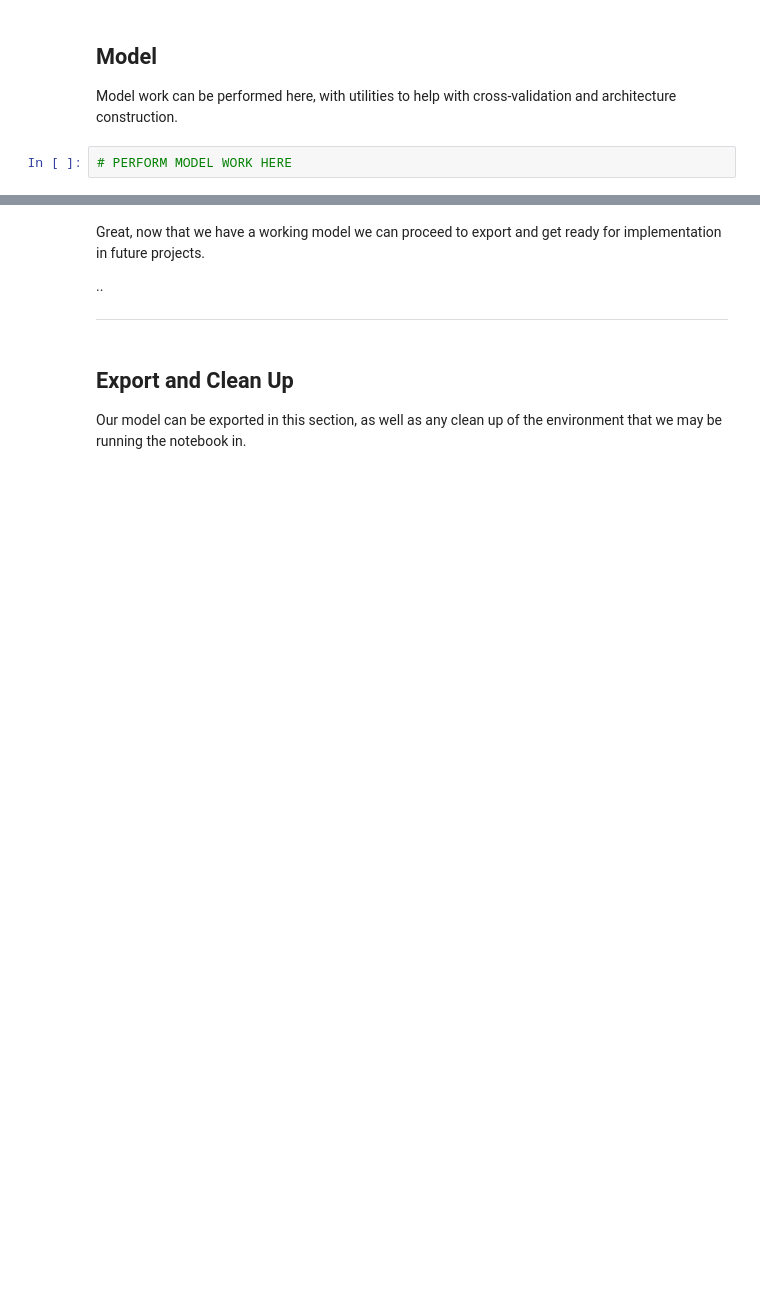
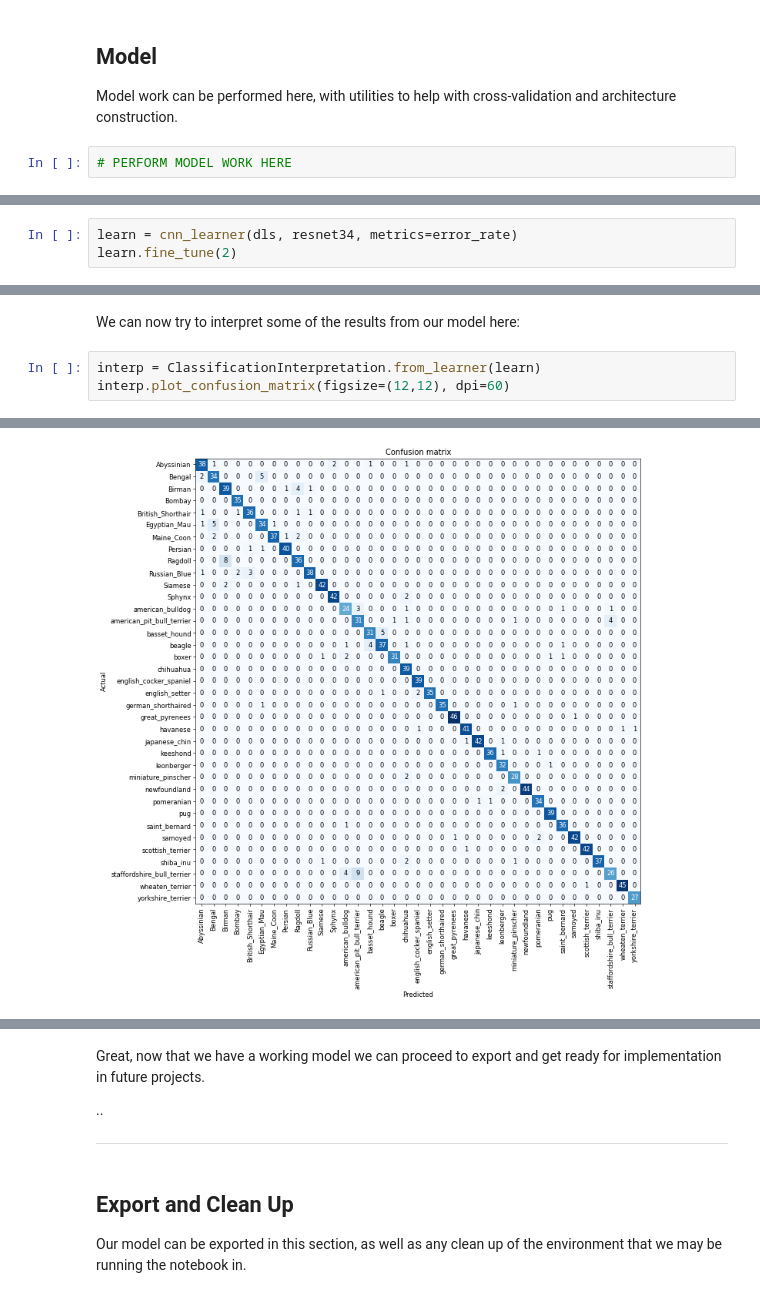
Before and after one commit to BHouwens/kitchen_sink, a Jupyter notebook: templates/CVPrediction.ipynb, the cells around one changed output, grey strips where cells are left out. Cells and saved outputs as stored; diff of their text form; blank space fills up the shorter version.

```diff
--- a/templates/CVPrediction.ipynb
+++ b/templates/CVPrediction.ipynb
@@ -116,0 +166,3 @@ Model work can be performed here, with utilities to help with cross-validation a
+# %%
+learn = cnn_learner(dls, resnet34, metrics=error_rate)
+learn.fine_tune(2)
@@ -116,0 +176,6 @@ Model work can be performed here, with utilities to help with cross-validation a
+# %% [markdown]
+We can now try to interpret some of the results from our model here:
+# %%
+interp = ClassificationInterpretation.from_learner(learn)
+interp.plot_confusion_matrix(figsize=(12,12), dpi=60)
+# %% [output]
@@ -116,0 +183 @@ Model work can be performed here, with utilities to help with cross-validation a
+[figure, added]
```
Also changed, not shown: parts of 19 cells of this notebook.
